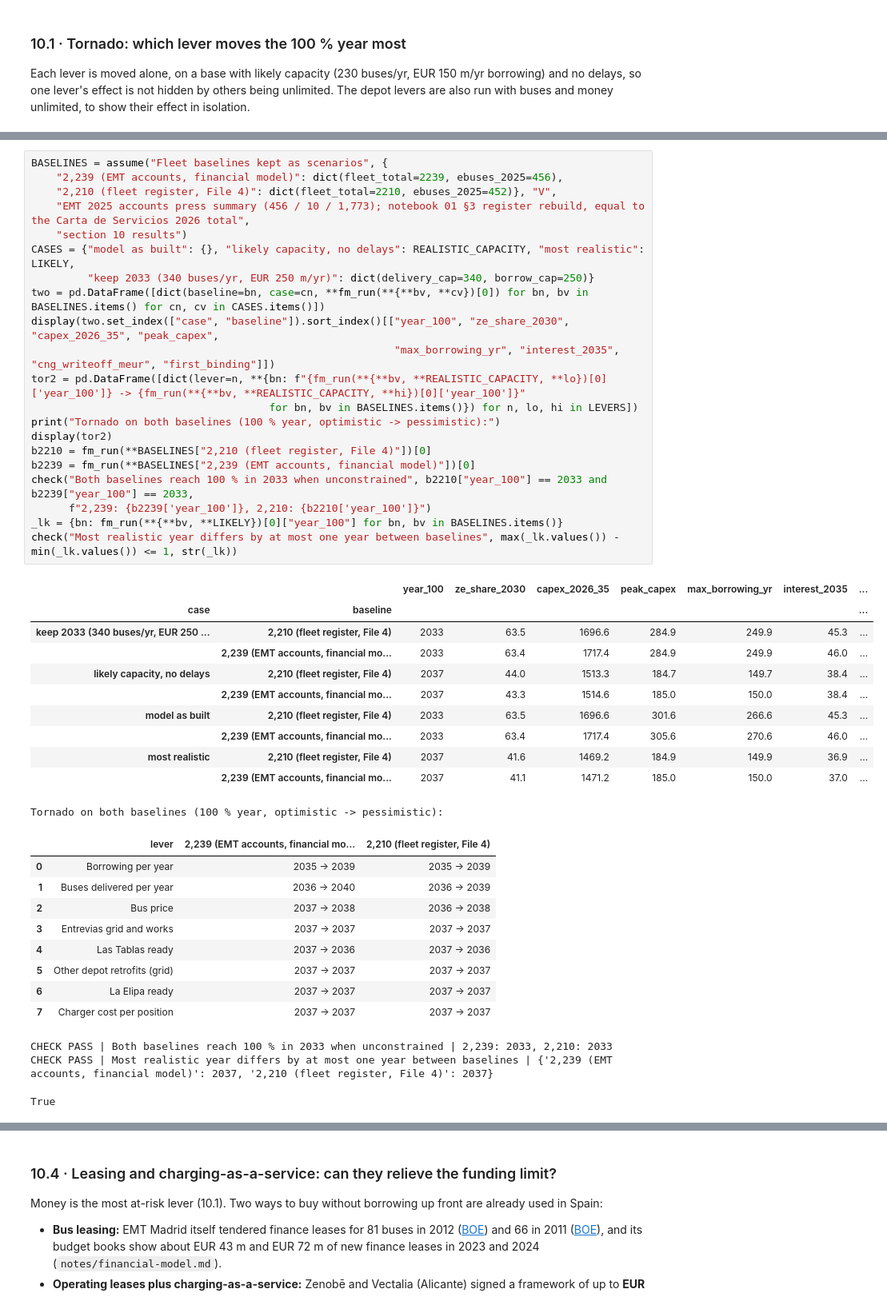
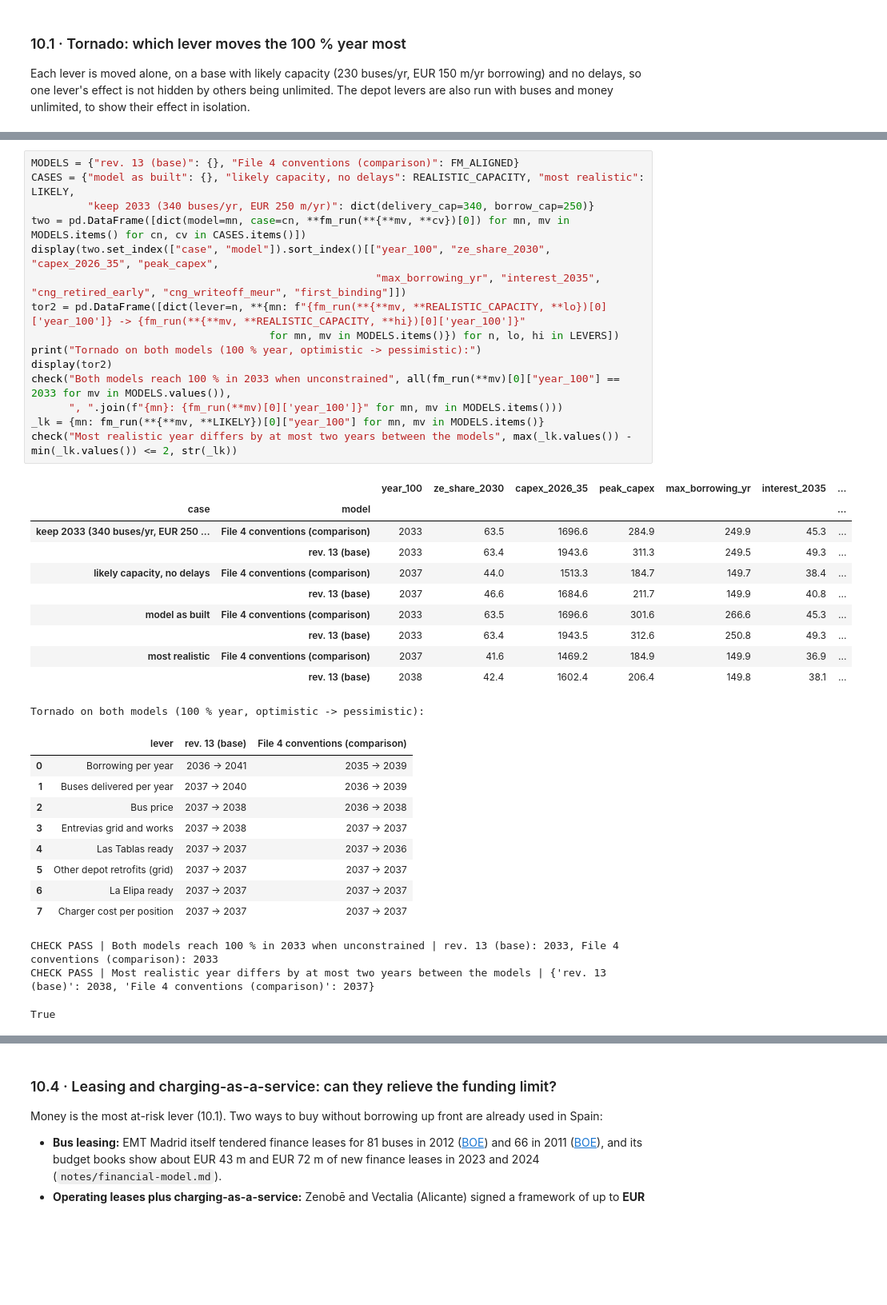
Before and after one commit to ella-garcia/madrid-bus-electrification, a Jupyter notebook: notebooks/04_Scenario_Lab.ipynb, the cells around one changed output, grey strips where cells are left out. Shown at 80% size. Cells and saved outputs as stored; diff of their text form; blank space fills up the shorter version.

```diff
--- a/notebooks/04_Scenario_Lab.ipynb
+++ b/notebooks/04_Scenario_Lab.ipynb
@@ -2467,47 +2534,41 @@ Rev. 13 of the financial model used **2,239** buses (EMT's 2025 accounts: 456 ba
 # %%
-BASELINES = assume("Fleet baselines kept as scenarios", {
-    "2,239 (EMT accounts, financial model)": dict(fleet_total=2239, ebuses_2025=456),
-    "2,210 (fleet register, File 4)": dict(fleet_total=2210, ebuses_2025=452)}, "V",
-    "EMT 2025 accounts press summary (456 / 10 / 1,773); notebook 01 §3 register rebuild, equal to the Carta de Servicios 2026 total",
-    "section 10 results")
+MODELS = {"rev. 13 (base)": {}, "File 4 conventions (comparison)": FM_ALIGNED}
 CASES = {"model as built": {}, "likely capacity, no delays": REALISTIC_CAPACITY, "most realistic": LIKELY,
          "keep 2033 (340 buses/yr, EUR 250 m/yr)": dict(delivery_cap=340, borrow_cap=250)}
-two = pd.DataFrame([dict(baseline=bn, case=cn, **fm_run(**{**bv, **cv})[0]) for bn, bv in BASELINES.items() for cn, cv in CASES.items()])
-display(two.set_index(["case", "baseline"]).sort_index()[["year_100", "ze_share_2030", "capex_2026_35", "peak_capex",
-                                                          "max_borrowing_yr", "interest_2035", "cng_writeoff_meur", "first_binding"]])
-tor2 = pd.DataFrame([dict(lever=n, **{bn: f"{fm_run(**{**bv, **REALISTIC_CAPACITY, **lo})[0]['year_100']} -> {fm_run(**{**bv, **REALISTIC_CAPACITY, **hi})[0]['year_100']}"
-                                      for bn, bv in BASELINES.items()}) for n, lo, hi in LEVERS])
-print("Tornado on both baselines (100 % year, optimistic -> pessimistic):")
+two = pd.DataFrame([dict(model=mn, case=cn, **fm_run(**{**mv, **cv})[0]) for mn, mv in MODELS.items() for cn, cv in CASES.items()])
+display(two.set_index(["case", "model"]).sort_index()[["year_100", "ze_share_2030", "capex_2026_35", "peak_capex",
+                                                       "max_borrowing_yr", "interest_2035", "cng_retired_early", "cng_writeoff_meur", "first_binding"]])
+tor2 = pd.DataFrame([dict(lever=n, **{mn: f"{fm_run(**{**mv, **REALISTIC_CAPACITY, **lo})[0]['year_100']} -> {fm_run(**{**mv, **REALISTIC_CAPACITY, **hi})[0]['year_100']}"
+                                      for mn, mv in MODELS.items()}) for n, lo, hi in LEVERS])
+print("Tornado on both models (100 % year, optimistic -> pessimistic):")
 display(tor2)
-b2210 = fm_run(**BASELINES["2,210 (fleet register, File 4)"])[0]
-b2239 = fm_run(**BASELINES["2,239 (EMT accounts, financial model)"])[0]
-check("Both baselines reach 100 % in 2033 when unconstrained", b2210["year_100"] == 2033 and b2239["year_100"] == 2033,
-      f"2,239: {b2239['year_100']}, 2,210: {b2210['year_100']}")
-_lk = {bn: fm_run(**{**bv, **LIKELY})[0]["year_100"] for bn, bv in BASELINES.items()}
-check("Most realistic year differs by at most one year between baselines", max(_lk.values()) - min(_lk.values()) <= 1, str(_lk))
+check("Both models reach 100 % in 2033 when unconstrained", all(fm_run(**mv)[0]["year_100"] == 2033 for mv in MODELS.values()),
+      ", ".join(f"{mn}: {fm_run(**mv)[0]['year_100']}" for mn, mv in MODELS.items()))
+_lk = {mn: fm_run(**{**mv, **LIKELY})[0]["year_100"] for mn, mv in MODELS.items()}
+check("Most realistic year differs by at most two years between the models", max(_lk.values()) - min(_lk.values()) <= 2, str(_lk))
 # %% [output]
 |  |  | year_100 | ze_share_2030 | capex_2026_35 | peak_capex | max_borrowing_yr | interest_2035 | ... |
-| case | baseline |  |  |  |  |  |  | ... |
-| keep 2033 (340 buses/yr, EUR 250 ... | 2,210 (fleet register, File 4) | 2033 | 63.5 | 1696.6 | 284.9 | 249.9 | 45.3 | ... |
-|  | 2,239 (EMT accounts, financial mo... | 2033 | 63.4 | 1717.4 | 284.9 | 249.9 | 46.0 | ... |
-| likely capacity, no delays | 2,210 (fleet register, File 4) | 2037 | 44.0 | 1513.3 | 184.7 | 149.7 | 38.4 | ... |
-|  | 2,239 (EMT accounts, financial mo... | 2037 | 43.3 | 1514.6 | 185.0 | 150.0 | 38.4 | ... |
-| model as built | 2,210 (fleet register, File 4) | 2033 | 63.5 | 1696.6 | 301.6 | 266.6 | 45.3 | ... |
-|  | 2,239 (EMT accounts, financial mo... | 2033 | 63.4 | 1717.4 | 305.6 | 270.6 | 46.0 | ... |
-| most realistic | 2,210 (fleet register, File 4) | 2037 | 41.6 | 1469.2 | 184.9 | 149.9 | 36.9 | ... |
-|  | 2,239 (EMT accounts, financial mo... | 2037 | 41.1 | 1471.2 | 185.0 | 150.0 | 37.0 | ... |
+| case | model |  |  |  |  |  |  | ... |
+| keep 2033 (340 buses/yr, EUR 250 ... | File 4 conventions (comparison) | 2033 | 63.5 | 1696.6 | 284.9 | 249.9 | 45.3 | ... |
+|  | rev. 13 (base) | 2033 | 63.4 | 1943.6 | 311.3 | 249.5 | 49.3 | ... |
+| likely capacity, no delays | File 4 conventions (comparison) | 2037 | 44.0 | 1513.3 | 184.7 | 149.7 | 38.4 | ... |
+|  | rev. 13 (base) | 2037 | 46.6 | 1684.6 | 211.7 | 149.9 | 40.8 | ... |
+| model as built | File 4 conventions (comparison) | 2033 | 63.5 | 1696.6 | 301.6 | 266.6 | 45.3 | ... |
+|  | rev. 13 (base) | 2033 | 63.4 | 1943.5 | 312.6 | 250.8 | 49.3 | ... |
+| most realistic | File 4 conventions (comparison) | 2037 | 41.6 | 1469.2 | 184.9 | 149.9 | 36.9 | ... |
+|  | rev. 13 (base) | 2038 | 42.4 | 1602.4 | 206.4 | 149.8 | 38.1 | ... |
-Tornado on both baselines (100 % year, optimistic -> pessimistic):
+Tornado on both models (100 % year, optimistic -> pessimistic):
-|  | lever | 2,239 (EMT accounts, financial mo... | 2,210 (fleet register, File 4) |
-| 0 | Borrowing per year | 2035 -> 2039 | 2035 -> 2039 |
-| 1 | Buses delivered per year | 2036 -> 2040 | 2036 -> 2039 |
+|  | lever | rev. 13 (base) | File 4 conventions (comparison) |
+| 0 | Borrowing per year | 2036 -> 2041 | 2035 -> 2039 |
+| 1 | Buses delivered per year | 2037 -> 2040 | 2036 -> 2039 |
 | 2 | Bus price | 2037 -> 2038 | 2036 -> 2038 |
-| 3 | Entrevias grid and works | 2037 -> 2037 | 2037 -> 2037 |
-| 4 | Las Tablas ready | 2037 -> 2036 | 2037 -> 2036 |
+| 3 | Entrevias grid and works | 2037 -> 2038 | 2037 -> 2037 |
+| 4 | Las Tablas ready | 2037 -> 2037 | 2037 -> 2036 |
 | 5 | Other depot retrofits (grid) | 2037 -> 2037 | 2037 -> 2037 |
 | 6 | La Elipa ready | 2037 -> 2037 | 2037 -> 2037 |
 | 7 | Charger cost per position | 2037 -> 2037 | 2037 -> 2037 |
-CHECK PASS | Both baselines reach 100 % in 2033 when unconstrained | 2,239: 2033, 2,210: 2033
-CHECK PASS | Most realistic year differs by at most one year between baselines | {'2,239 (EMT accounts, financial model)': 2037, '2,210 (fleet register, File 4)': 2037}
+CHECK PASS | Both models reach 100 % in 2033 when unconstrained | rev. 13 (base): 2033, File 4 conventions (comparison): 2033
+CHECK PASS | Most realistic year differs by at most two years between the models | {'rev. 13 (base)': 2038, 'File 4 conventions (comparison)': 2037}
 True
 # %% [markdown]
 ### 10.3b · Financing exposure and one table of inputs (B6)
```
Also changed, not shown: parts of 12 cells of this notebook, 5 other files.
